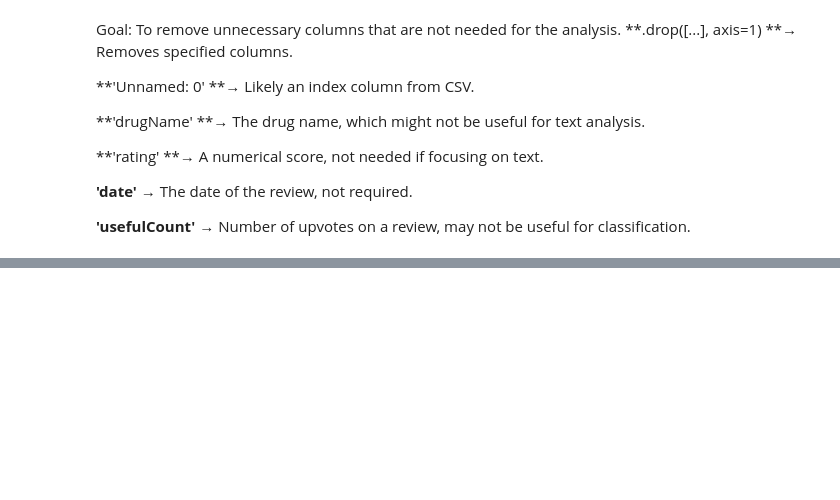
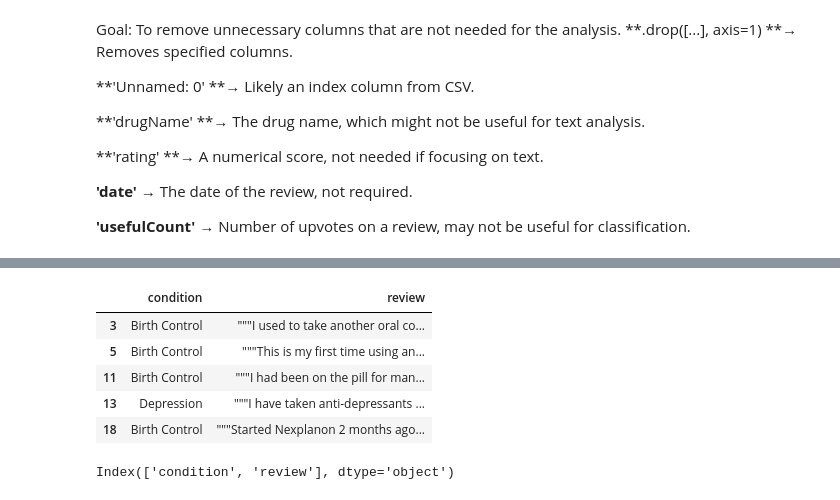
Before and after one commit to AhmadAlsebai/Patient-s-Condition-NLP-Project-Tutorial, a Jupyter notebook: patient_condition_nlp_project_tutorial.ipynb, the cells around one changed output, grey strips where cells are left out. Drawn from its saved outputs; the diff is of its cells as text; code cells hidden in the pictures; blank space fills up the shorter version.

```diff
--- a/patient_condition_nlp_project_tutorial.ipynb
+++ b/patient_condition_nlp_project_tutorial.ipynb
@@ -108,0 +136,13 @@ Text(0.5, 1.0, 'Word cloud for Diabetes')
+# %%
+X.head()
+# %% [output]
+|  | condition | review |
+| 3 | Birth Control | """I used to take another oral co... |
+| 5 | Birth Control | """This is my first time using an... |
+| 11 | Birth Control | """I had been on the pill for man... |
+| 13 | Depression | """I have taken anti-depressants ... |
+| 18 | Birth Control | """Started Nexplanon 2 months ago... |
+# %%
+print(X.columns)  # Check available column names
+# %% [output]
+Index(['condition', 'review'], dtype='object')
```
Also changed, not shown: parts of 26 cells of this notebook.
